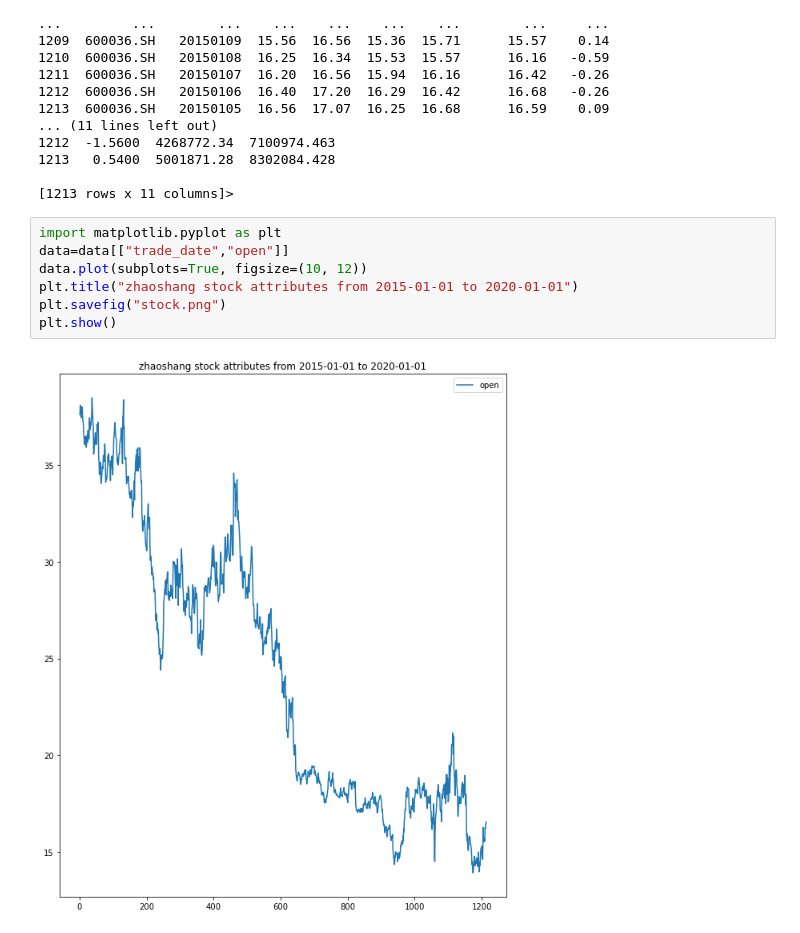
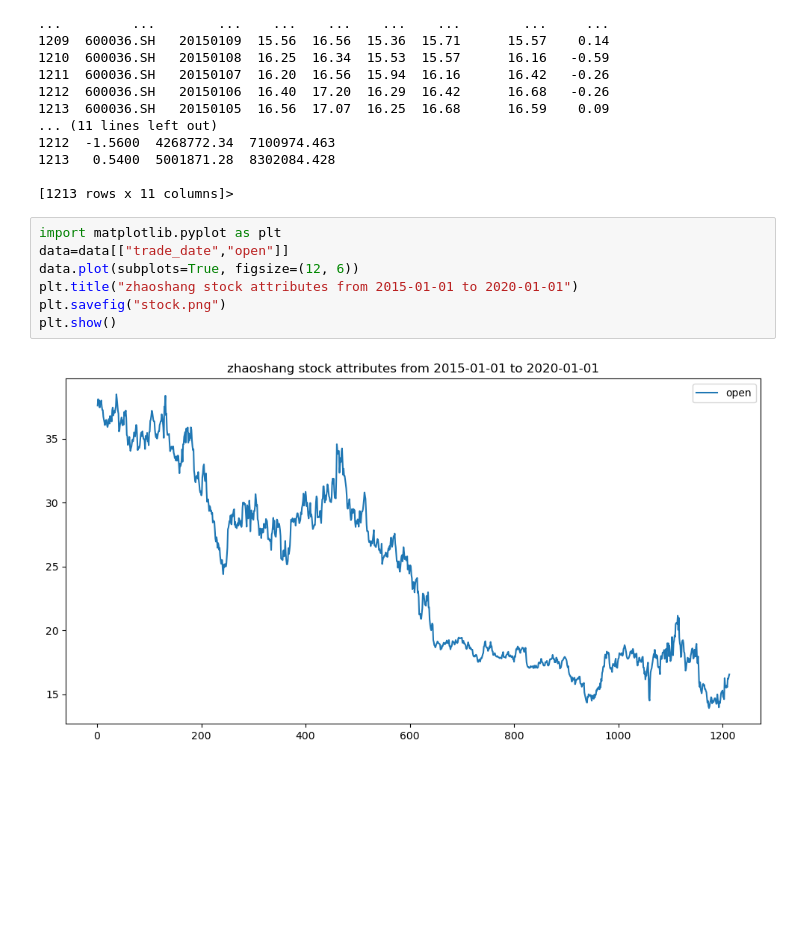
Before and after one commit to wyfdapig/learn_code, a Jupyter notebook: TStest/test1/exp1_data/tushare.ipynb, the cells around one changed output. Cells and saved outputs as stored; diff of their text form; blank space fills up the shorter version.

```diff
--- a/TStest/test1/exp1_data/tushare.ipynb
+++ b/TStest/test1/exp1_data/tushare.ipynb
@@ -44,12 +44,12 @@ data.head
 # %%
 import matplotlib.pyplot as plt
 data=data[["trade_date","open"]]
-data.plot(subplots=True, figsize=(10, 12))
+data.plot(subplots=True, figsize=(12, 6))
 plt.title("zhaoshang stock attributes from 2015-01-01 to 2020-01-01")
 plt.savefig("stock.png")
 plt.show()
 # %% [output]
-[figure, old version]
+[figure, new version]
 # %%
 from statsmodels.tsa.stattools import adfuller as ADF
 diff=0
```
Also changed, not shown: parts of 22 cells of this notebook, 3 other files.
